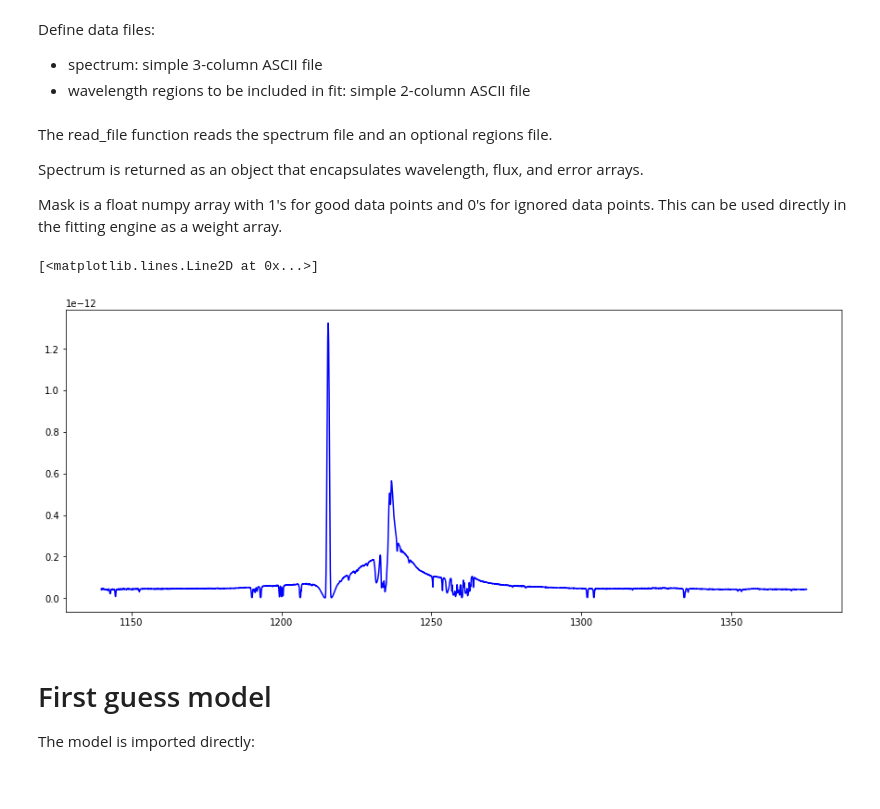
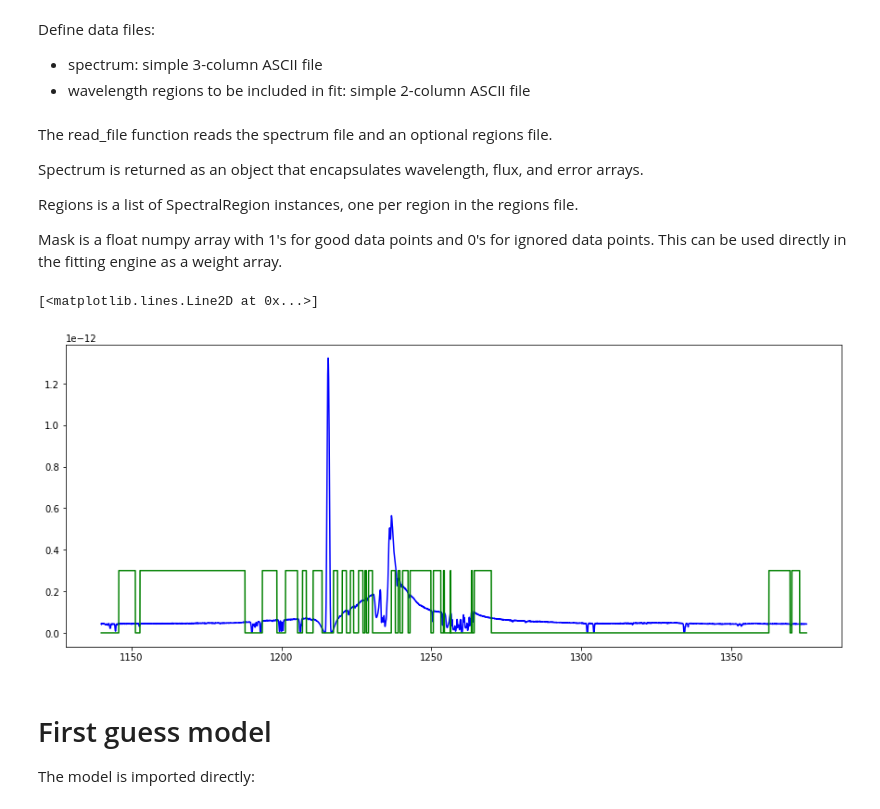
Before and after one commit to ibusko/specfit, a Jupyter notebook: proto/specutils/specfit_demo_specutils.ipynb, the cells around one changed output. Drawn from its saved outputs; the diff is of its cells as text; code cells hidden in the pictures.

Commit message:
Initial plot with data, region, and mask.

```diff
--- a/proto/specutils/specfit_demo_specutils.ipynb
+++ b/proto/specutils/specfit_demo_specutils.ipynb
@@ -29,16 +30,18 @@ The read_file function reads the spectrum file and an optional regions file.
 
 Spectrum is returned as an object that encapsulates wavelength, flux, and error arrays.
 
+Regions is a list of SpectralRegion instances, one per region in the regions file.
+
 Mask is a float numpy array with 1's for good data points and 0's for ignored data points. This can be used directly in the fitting engine as a weight array.
 # %%
-spectrum = fit_functions_specutils.read_file(datafile, regions=regionsfile)
+spectrum, regions, mask = fit_functions_specutils.read_file(datafile, regions=regionsfile)
 # %%
 plt.gcf().set_size_inches(15.,6.)
 plt.plot(spectrum.spectral_axis.data, spectrum.flux.data, 'b')
-# plt.plot(spectrum.spectral_axis.data, mask*3.E-13, 'g')
+plt.plot(spectrum.spectral_axis.data, mask*3.E-13, 'g')
 # %% [output]
 [<matplotlib.lines.Line2D at 0x...>]
-[figure, old version]
+[figure, new version]
 # %% [markdown]
 <h1>First guess model</h1>
 
```
Also changed, not shown: parts of 1 cell of this notebook, 1 other file.
